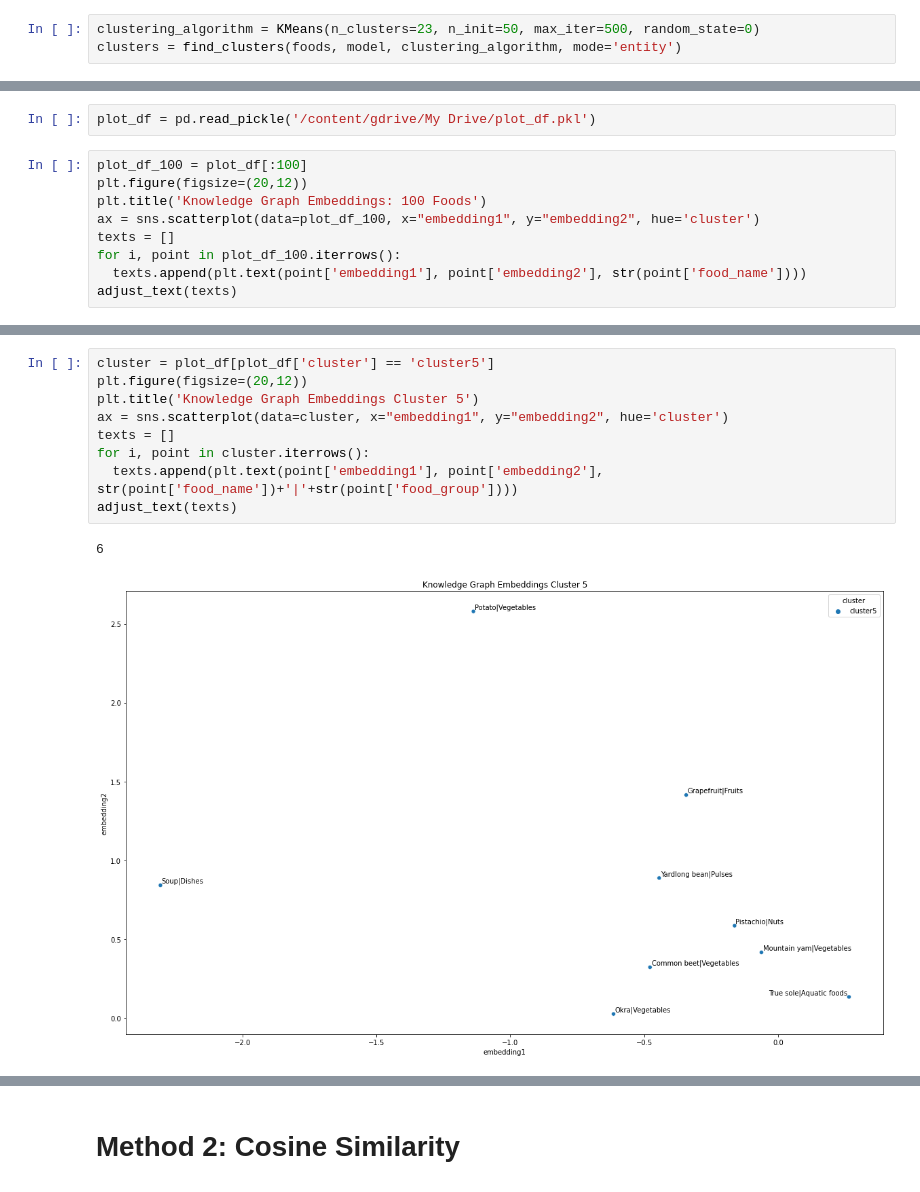
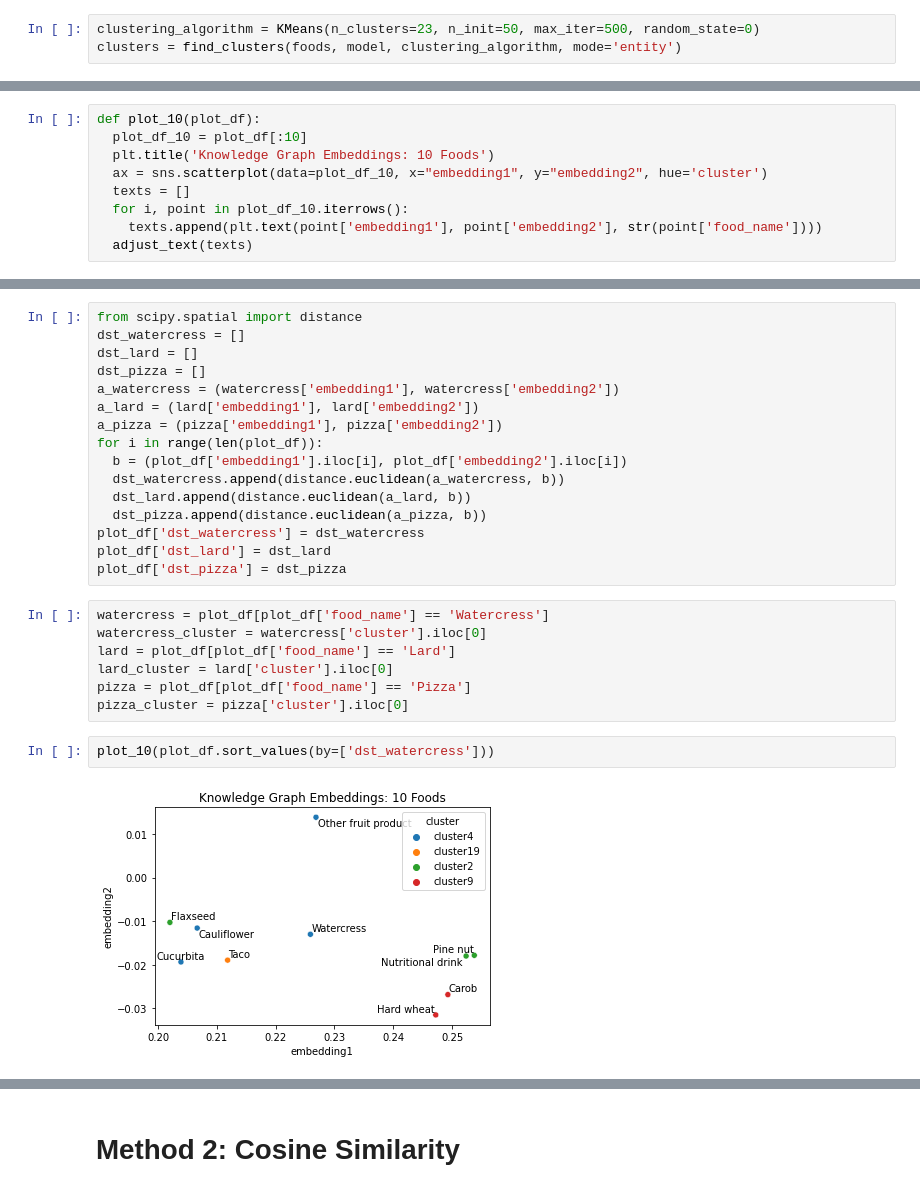
Before and after one commit to louismeeckers/um-healthy-food, a Jupyter notebook: foodb/bmkg_project.ipynb, the cells around one changed output, grey strips where cells are left out. Drawn from its saved outputs; the diff is of its cells as text.

```diff
--- a/foodb/bmkg_project.ipynb
+++ b/foodb/bmkg_project.ipynb
@@ -206,11 +232,9 @@ files.download('plot_df.pkl')
-# %%
-plot_df = pd.read_pickle('/content/gdrive/My Drive/plot_df.pkl')
 # %%
-plot_df_100 = plot_df[:100]
-plt.figure(figsize=(20,12))
-plt.title('Knowledge Graph Embeddings: 100 Foods')
-ax = sns.scatterplot(data=plot_df_100, x="embedding1", y="embedding2", hue='cluster')
-texts = []
-for i, point in plot_df_100.iterrows():
-  texts.append(plt.text(point['embedding1'], point['embedding2'], str(point['food_name'])))
-adjust_text(texts)
+def plot_10(plot_df):
+  plot_df_10 = plot_df[:10]
+  plt.title('Knowledge Graph Embeddings: 10 Foods')
+  ax = sns.scatterplot(data=plot_df_10, x="embedding1", y="embedding2", hue='cluster')
+  texts = []
+  for i, point in plot_df_10.iterrows():
+    texts.append(plt.text(point['embedding1'], point['embedding2'], str(point['food_name'])))
+  adjust_text(texts)
@@ -232,12 +251,27 @@ adjust_text(texts)
-# %%
-cluster = plot_df[plot_df['cluster'] == 'cluster5']
-plt.figure(figsize=(20,12))
-plt.title('Knowledge Graph Embeddings Cluster 5')
-ax = sns.scatterplot(data=cluster, x="embedding1", y="embedding2", hue='cluster')
-texts = []
-for i, point in cluster.iterrows():
-  texts.append(plt.text(point['embedding1'], point['embedding2'], str(point['food_name'])+'|'+str(point['food_group'])))
-adjust_text(texts)
-# %% [output]
-6
-[figure, removed]
+# %%
+from scipy.spatial import distance
+dst_watercress = []
+dst_lard = []
+dst_pizza = []
+a_watercress = (watercress['embedding1'], watercress['embedding2'])
+a_lard = (lard['embedding1'], lard['embedding2'])
+a_pizza = (pizza['embedding1'], pizza['embedding2'])
+for i in range(len(plot_df)):
+  b = (plot_df['embedding1'].iloc[i], plot_df['embedding2'].iloc[i])
+  dst_watercress.append(distance.euclidean(a_watercress, b))
+  dst_lard.append(distance.euclidean(a_lard, b))
+  dst_pizza.append(distance.euclidean(a_pizza, b))
+plot_df['dst_watercress'] = dst_watercress
+plot_df['dst_lard'] = dst_lard
+plot_df['dst_pizza'] = dst_pizza
+# %%
+watercress = plot_df[plot_df['food_name'] == 'Watercress']
+watercress_cluster = watercress['cluster'].iloc[0]
+lard = plot_df[plot_df['food_name'] == 'Lard']
+lard_cluster = lard['cluster'].iloc[0]
+pizza = plot_df[plot_df['food_name'] == 'Pizza']
+pizza_cluster = pizza['cluster'].iloc[0]
+# %%
+plot_10(plot_df.sort_values(by=['dst_watercress']))
+# %% [output]
+[figure, added]
```
Also changed, not shown: parts of 25 cells of this notebook, 4 other files.
